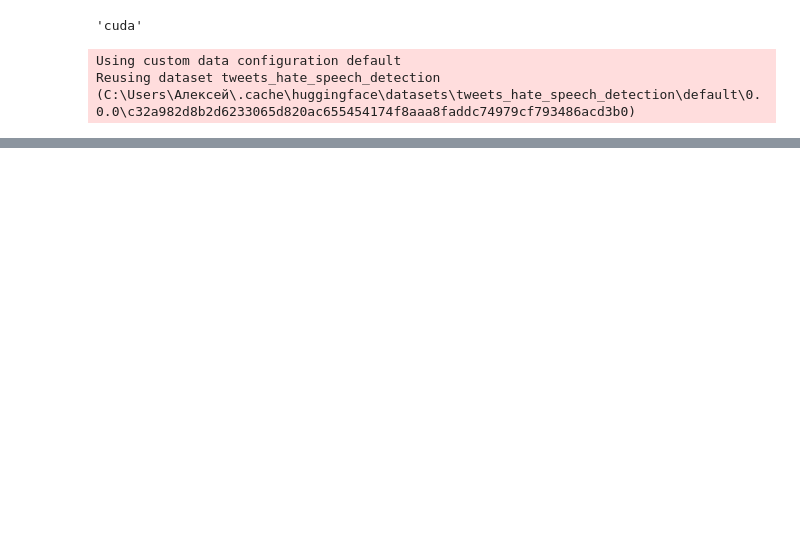
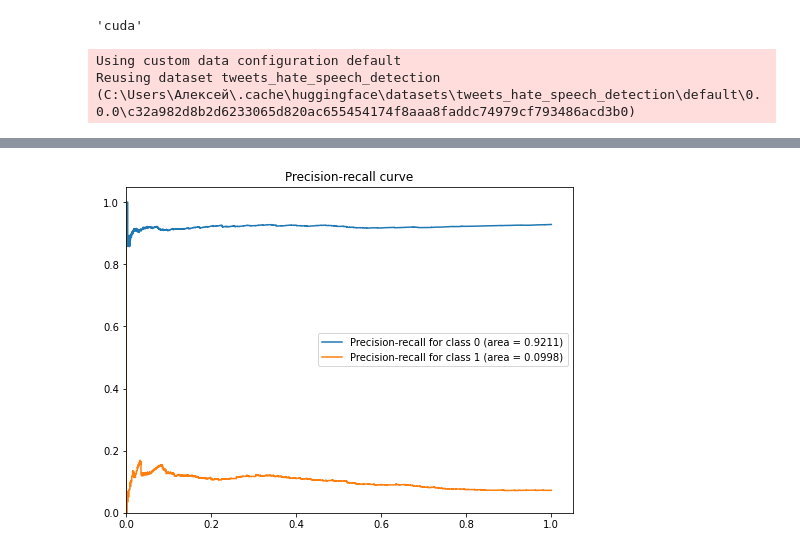
Before and after one commit to OnlyOneUseAcc/Text-classification, a Jupyter notebook: model_demonstration.ipynb, the cells around one changed output, grey strips where cells are left out. Drawn from its saved outputs; the diff is of its cells as text; code cells hidden in the pictures; blank space fills up the shorter version.

Commit message:
add plot and conv map

```diff
--- a/model_demonstration.ipynb
+++ b/model_demonstration.ipynb
@@ -45,3 +38,7 @@ Accuracy before training: 0.9820087609511889
+# %%
+pr_curve(y_true, y_pred)
+# %% [output]
+[figure, added]
 # %%
 num_epochs = 3
 model, best_loss_dict, best_epoch, metrics = train_model(model,
```
Also changed, not shown: parts of 11 cells of this notebook, 1 other file.
